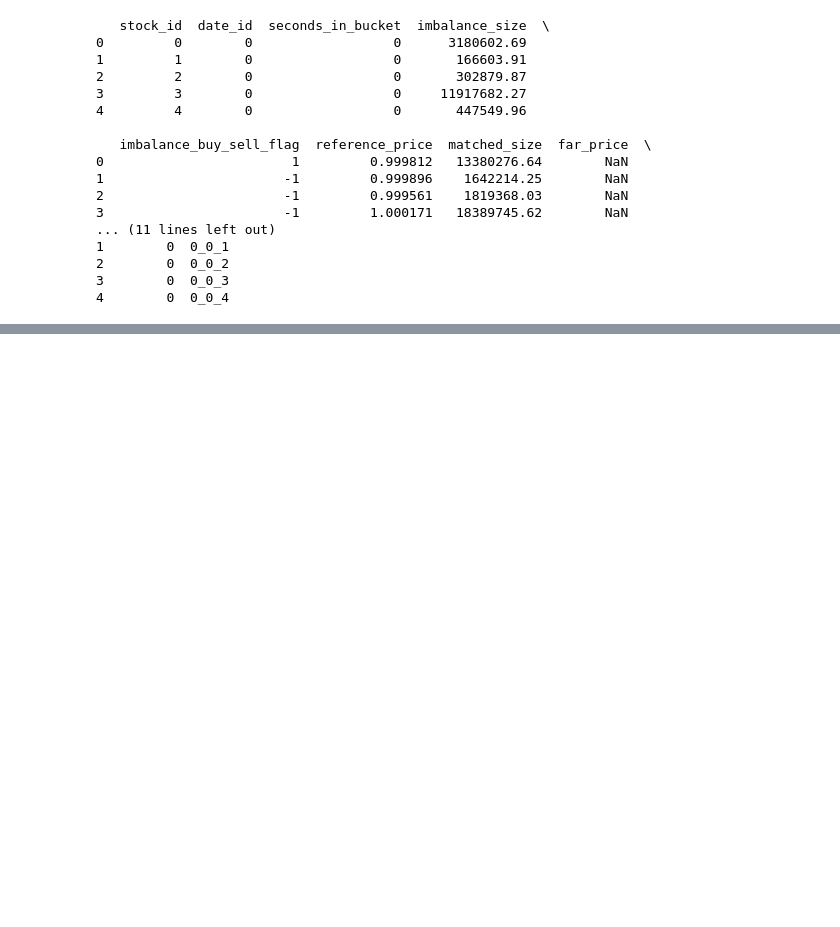
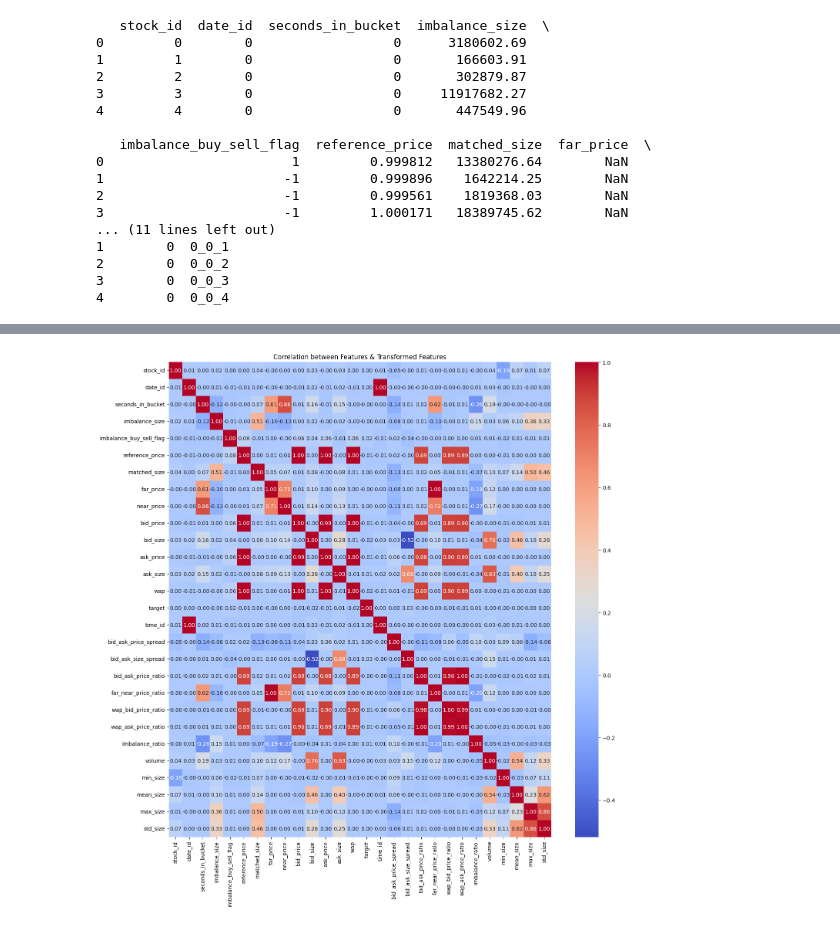
Before and after one commit to mtban26/close_movement_pred, a Jupyter notebook: feature_engineering.ipynb, the cells around one changed output, grey strips where cells are left out. Saved outputs shown, nothing was run; the diff lists cells and outputs as text; code cells hidden in the pictures; blank space fills up the shorter version.

```diff
--- a/feature_engineering.ipynb
+++ b/feature_engineering.ipynb
@@ -50,0 +97,33 @@ X_scaled = scaler.fit_transform(X)
+# %%
+# implementing feature engineering by deriving original attributes to create new features
+train_copy['bid_ask_price_spread'] = train_copy['ask_price'] - train_copy['bid_price']
+train_copy['bid_ask_size_spread'] = train_copy['ask_size'] - train_copy['bid_size']
+train_copy['bid_ask_price_ratio'] = train_copy['bid_price'] / train_copy['ask_price']
+train_copy['far_near_price_ratio'] = train_copy['far_price'] / train_copy['near_price']
+train_copy['wap_bid_price_ratio'] = train_copy['wap'] / train_copy['bid_price']
+train_copy['wap_ask_price_ratio'] = train_copy['wap'] / train_copy['ask_price']
+train_copy['imbalance_ratio'] = train_copy['imbalance_size'] / train_copy['matched_size']
+train_copy['volume'] = train_copy['ask_size'] + train_copy['bid_size']
+
+min_sizes = train_copy.groupby('stock_id')['bid_size'].min() + train_copy.groupby('stock_id')['ask_size'].min()
+mean_sizes = train_copy.groupby('stock_id')['bid_size'].mean() + train_copy.groupby('stock_id')['ask_size'].mean()
+max_sizes = train_copy.groupby('stock_id')['bid_size'].max() + train_copy.groupby('stock_id')['ask_size'].max()
+std_sizes = train_copy.groupby('stock_id')['bid_size'].std() + train_copy.groupby('stock_id')['ask_size'].std()
+
+train_copy['min_size'] = train_copy['stock_id'].map(min_sizes.to_dict())
+train_copy['mean_size'] = train_copy['stock_id'].map(mean_sizes.to_dict())
+train_copy['max_size'] = train_copy['stock_id'].map(max_sizes.to_dict())
+train_copy['std_size'] = train_copy['stock_id'].map(std_sizes.to_dict())
+
+for feat in train_copy.columns:
+  if train_copy[feat].isna().sum() > 0:
+    train_copy[feat].fillna(0, inplace=True)
+# %%
+# generate new correlation heatmap with transformed attributes
+trans_corr = train_copy.corr()
+plt.figure(figsize=(16, 16))
+sns.heatmap(trans_corr, annot=True, fmt='.2f', cmap='coolwarm')
+plt.title('Correlation between Features & Transformed Features')
+plt.show()
+# %% [output]
+[figure, added]
```
Also changed, not shown: parts of 10 cells of this notebook, 1 other file.
